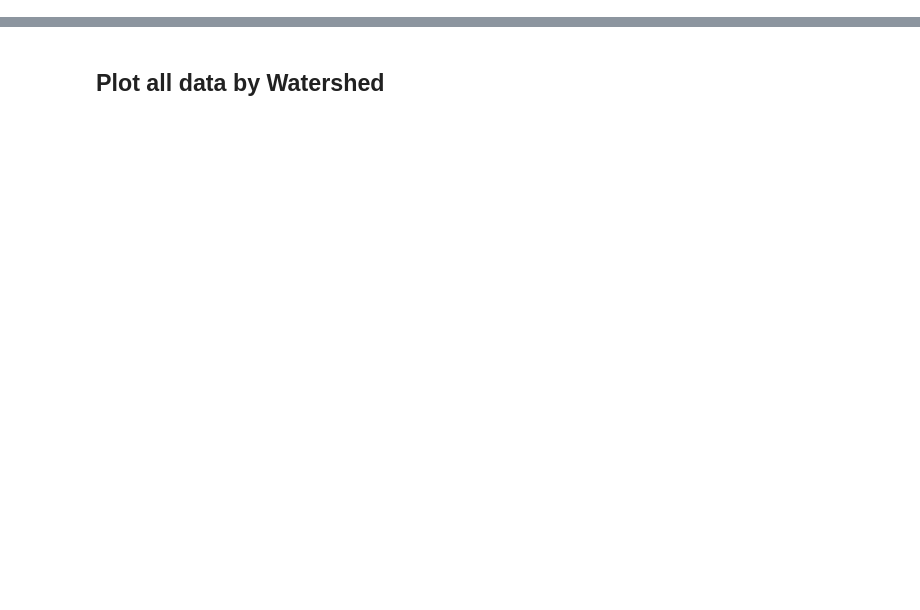
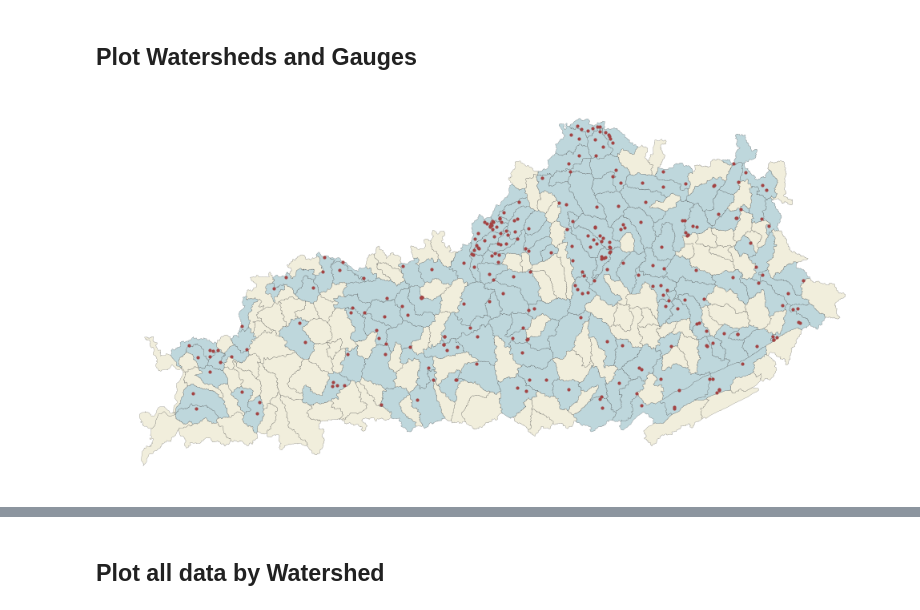
Before and after one commit to masseygeo/watersheds, a Jupyter notebook: ElevatedStreamFlowEvents/ElevatedStreamFlowEvents.ipynb, the cells around one changed output, grey strips where cells are left out. Cells and saved outputs as stored; diff of their text form; code cells hidden in the pictures; blank space fills up the shorter version.

Commit message:
Updated elevated stream flow work

```diff
--- a/ElevatedStreamFlowEvents/ElevatedStreamFlowEvents.ipynb
+++ b/ElevatedStreamFlowEvents/ElevatedStreamFlowEvents.ipynb
@@ -48,0 +11,34 @@ df_gauges.head()
+# %% [markdown]
+## Plot Watersheds and Gauges
+# %%
+# path to gauge location shapefile
+input_gauge_path = r'../Data/stream_gauges/KY_StreamGaugeLocations_26916.shp'
+
+# path to watershed boundary shapefile
+input_watersheds_path = r'../Data/nhd/ky_huc10_26916.shp'
+
+# read shapefiles into geodataframes...
+gdf_gauges = gpd.read_file(input_gauge_path)
+gdf_watersheds = gpd.read_file(input_watersheds_path)
+# %%
+# create new indicator variable to show presence of stream gauge in watershed
+gdf_watersheds['gauge'] = 0
+
+# mask watersheds geodataframe for only watersheds that are in gdf_gauges, then set indicator variable to 1
+gdf_watersheds.loc[gdf_watersheds['huc10'].isin(gdf_gauges['huc10'].unique()), 'gauge'] = 1
+# %%
+# plot watersheds (that intersect Kentucky only) and stream gauge locations...
+fig, ax = plt.subplots(figsize=(10,7))
+
+watershed_colors = ListedColormap(['#F1EEDC', '#BED7DC'], 'watershed_colors')
+
+gdf_watersheds.plot(column='gauge', ax=ax, cmap=watershed_colors, edgecolor='k', linewidth=0.1)
+
+gdf_gauges.plot(ax=ax, markersize=4, color='#A34343')
+
+ax.set_axis_off()
+
+plt.tight_layout()
+plt.show()
+# %% [output]
+[figure, added]
```
Also changed, not shown: parts of 12 cells of this notebook, 11 other files.
